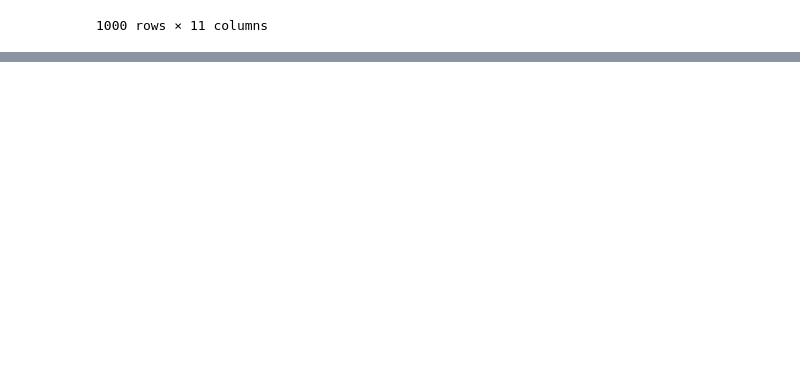
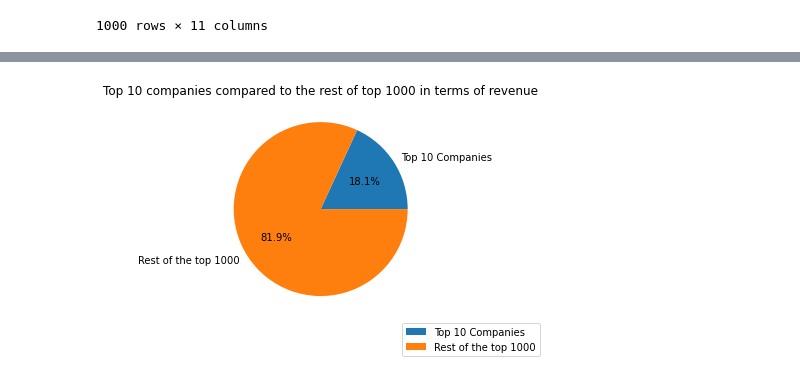
Before and after one commit to aronnicksnts/kaggle-projects, a Jupyter notebook: Fortune Top 1000 Companies by Revenue 2022/Fortune Top 1000 Revenue Analysis.ipynb, the cells around one changed output, grey strips where cells are left out. Saved outputs shown, nothing was run; the diff lists cells and outputs as text; code cells hidden in the pictures; blank space fills up the shorter version.

```diff
--- a/Fortune Top 1000 Companies by Revenue 2022/Fortune Top 1000 Revenue Analysis.ipynb
+++ b/Fortune Top 1000 Companies by Revenue 2022/Fortune Top 1000 Revenue Analysis.ipynb
@@ -141,0 +150,12 @@ plt.show()
+# %%
+numberOfCompanies = 10
+pie = np.array([df.nlargest(numberOfCompanies, columns = 'revenues')['revenues'].sum(), df.nsmallest(1000-numberOfCompanies, columns='revenues')['revenues'].sum()])
+labels = [f"Top {numberOfCompanies} Companies", "Rest of the top 1000"]
+
+plt.pie(pie, labels = labels, autopct="%1.1f%%")
+plt.title(f"Top {numberOfCompanies} companies compared to the rest of top 1000 in terms of revenue")
+plt.legend(labels, bbox_to_anchor=(0.85,0), loc="upper left")
+plt.savefig(f"PC_Top{numberOfCompanies} Revenue.png", dpi= 300)
+plt.show()
+# %% [output]
+[figure, added]
```
Also changed, not shown: parts of 9 cells of this notebook, 6 other files.
